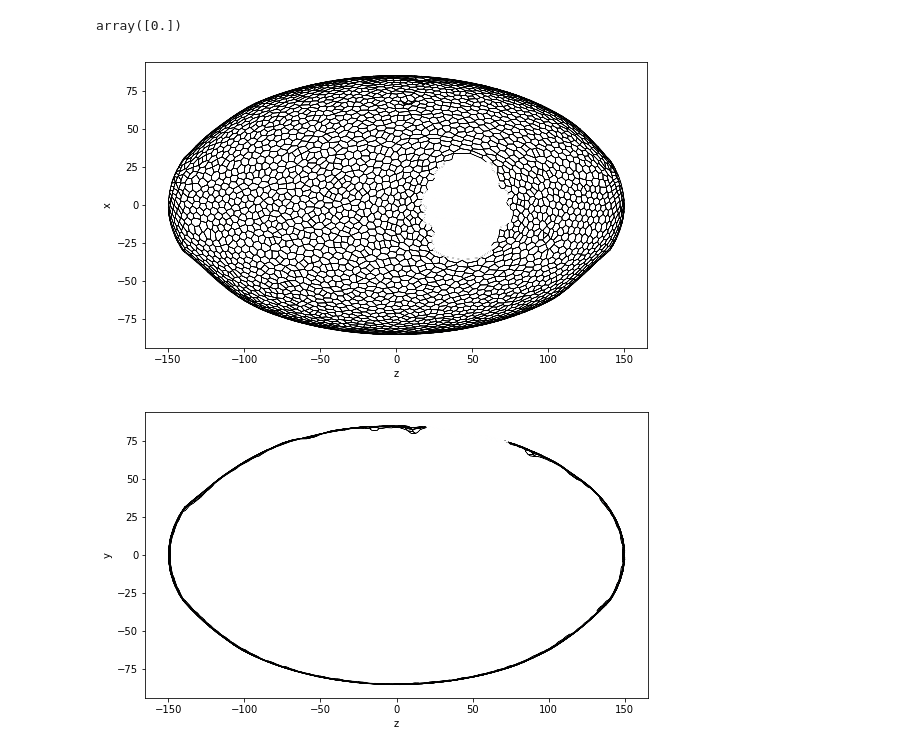
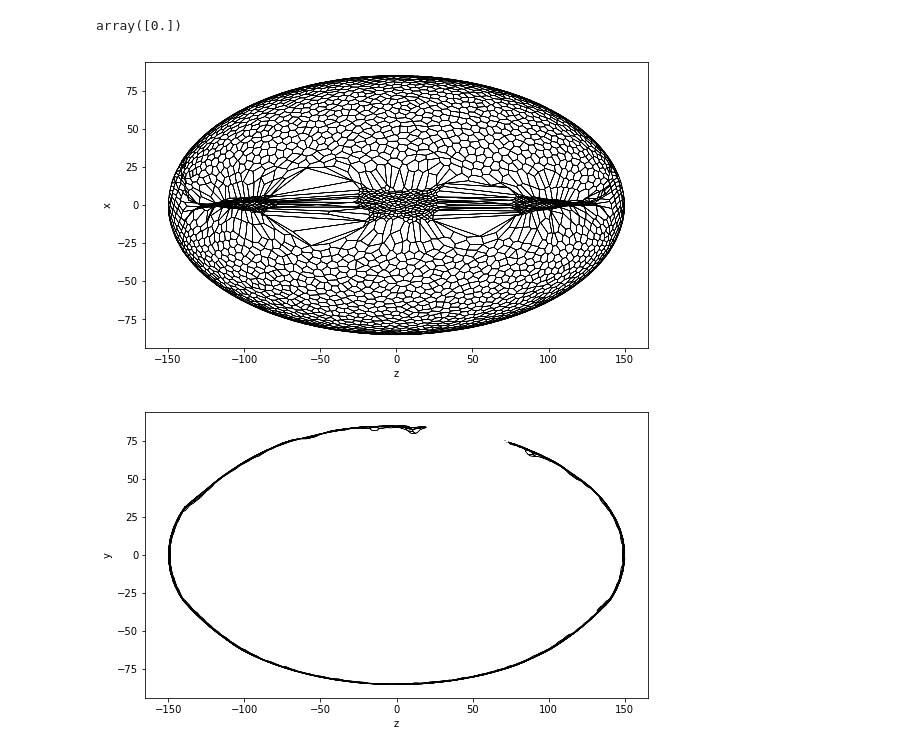
Before and after one commit to suzannelab/invagination, a Jupyter notebook: notebooks/EmbryoExaminer.ipynb, the cells around one changed output. Cells and saved outputs as stored; diff of their text form; code cells hidden in the pictures.

```diff
--- a/notebooks/EmbryoExaminer.ipynb
+++ b/notebooks/EmbryoExaminer.ipynb
@@ -18,8 +18,8 @@ from invagination.toolbox import open_sheet
 import matplotlib.pyplot as plt
 %matplotlib inline
 
-SIM_DIR = Path('/home/admin-suz/Documents/SimulationsReview/2018-09-06_TEST2/')
-#SIM_DIR = Path('/media/admin-suz/Sophie/SimulationsReview/2018-08-20_TEST0')
+SIM_DIR = Path('/home/admin-suz/Documents/SimulationsReview/2018-09-09_TEST5/')
+#SIM_DIR = Path('/media/admin-suz/Sophie/SimulationsReview/2018-08-22_TEST5')
 #SIM_DIR = Path('/media/admin-suz/Sophie/2018/datas/Simulations/2018-05-29_principal_results/')
 
 old = None
@@ -29,7 +29,7 @@ today = datetime.date.today()
 dirname = SIM_DIR/f'{today.isoformat()}'
 
 
-dirname = SIM_DIR/'1.08_contractility_5_critical_area_30_radialtension_1/'
+dirname = SIM_DIR/'1.08_contractility_5_critical_area_30_radialtension_0/'
 # %% [markdown]
 ## 3D view
 # %%
@@ -217,42 +225,42 @@ sheet.vert_df[(sheet.vert_df.z>-15) & (sheet.vert_df.z<15)]['radial_tension'].un
 array([0.])
 # %%
 draw_specs = config.draw.sheet_spec()
-sheet = open_sheet(dirname, 4)
+sheet = open_sheet(dirname, 60)
 sheet = sheet.extract_bounding_box(y_boundary=[0, 100])
 fig, ax = plt.subplots()
 edge_mask_color_map='gist_gray'
 coords=['z', 'x']
 
 list_cutting_edge = sheet.edge_df['face'].isin(
-    sheet.face_df[sheet.face_df['contractility']==0].index)
+    sheet.face_df[sheet.face_df['contractility']<0.01].index)
 
 cmap_edge = np.ones(sheet.edge_df.shape[0]) * list_cutting_edge
 sheet.edge_df['col'] = cmap_edge / (max(cmap_edge))
 
 cmap_edge = plt.cm.get_cmap(edge_mask_color_map, 2)
 edge_color_cmap = cmap_edge(sheet.edge_df.col)
 draw_specs['edge']['color'] = edge_color_cmap
 
 draw_specs['edge']['visible'] = True
 draw_specs['edge']['alpha'] = 1
 draw_specs['vert']['visible'] = False
 draw_specs['face']['visible'] = False
 draw_specs['face']['alpha'] = 0.6
 
 fig, ax = sheet_view(sheet, coords=coords, ax=ax, **draw_specs)
 ax.set_xlabel(coords[0])
 ax.set_ylabel(coords[1])
 
 fig.set_size_inches(9.25, 5.25, forward=True)
 
 
 ax.grid(False)
 #ax.get_xaxis().set_visible(False)
 #ax.get_yaxis().set_visible(False)
 #ax.axis('off')
 #fig.savefig('../post_ablation.png', dpi = 150)
 # %% [output]
-[figure, old version]
+[figure, new version]
 # %%
 draw_specs = config.draw.sheet_spec()
 sheet = open_sheet(dirname, 2)
```
Also changed, not shown: parts of 8 cells of this notebook, 5 other files.
